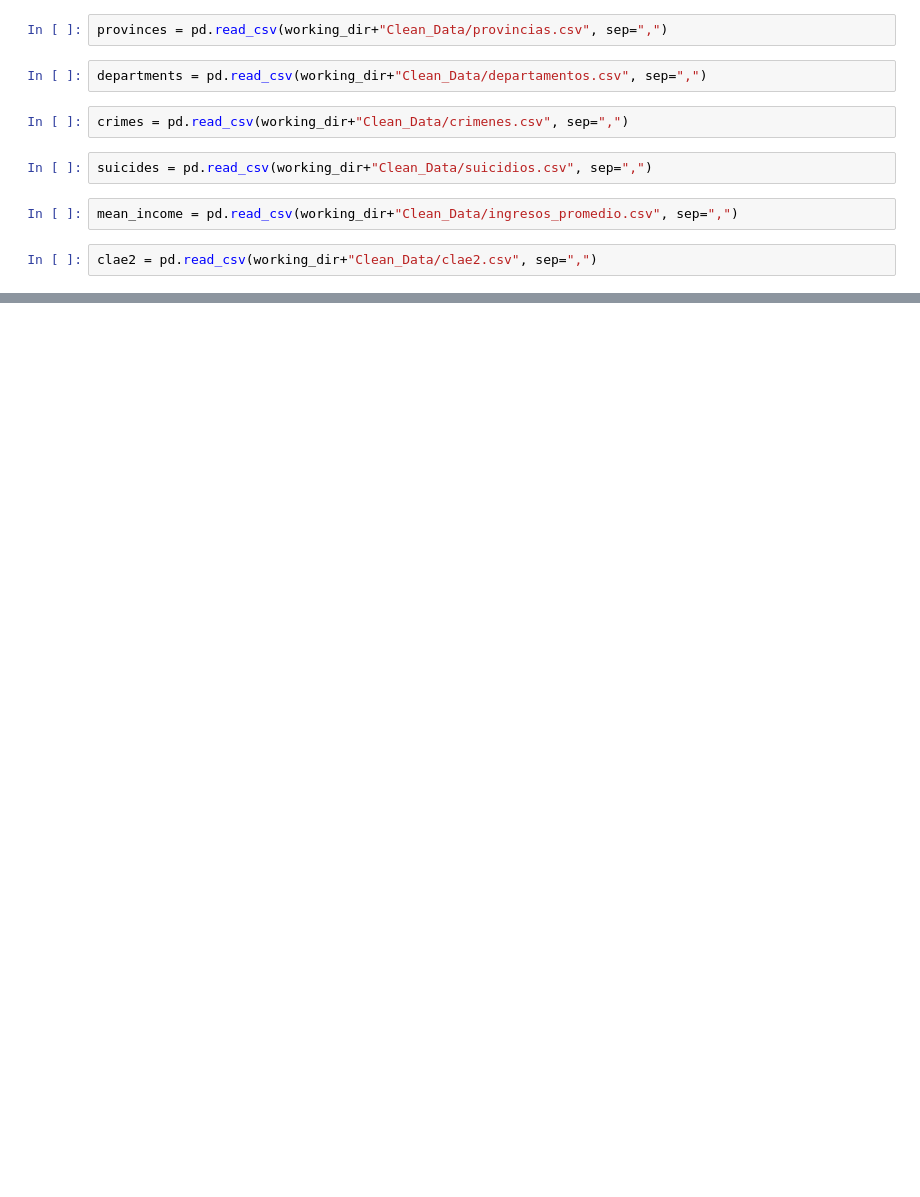
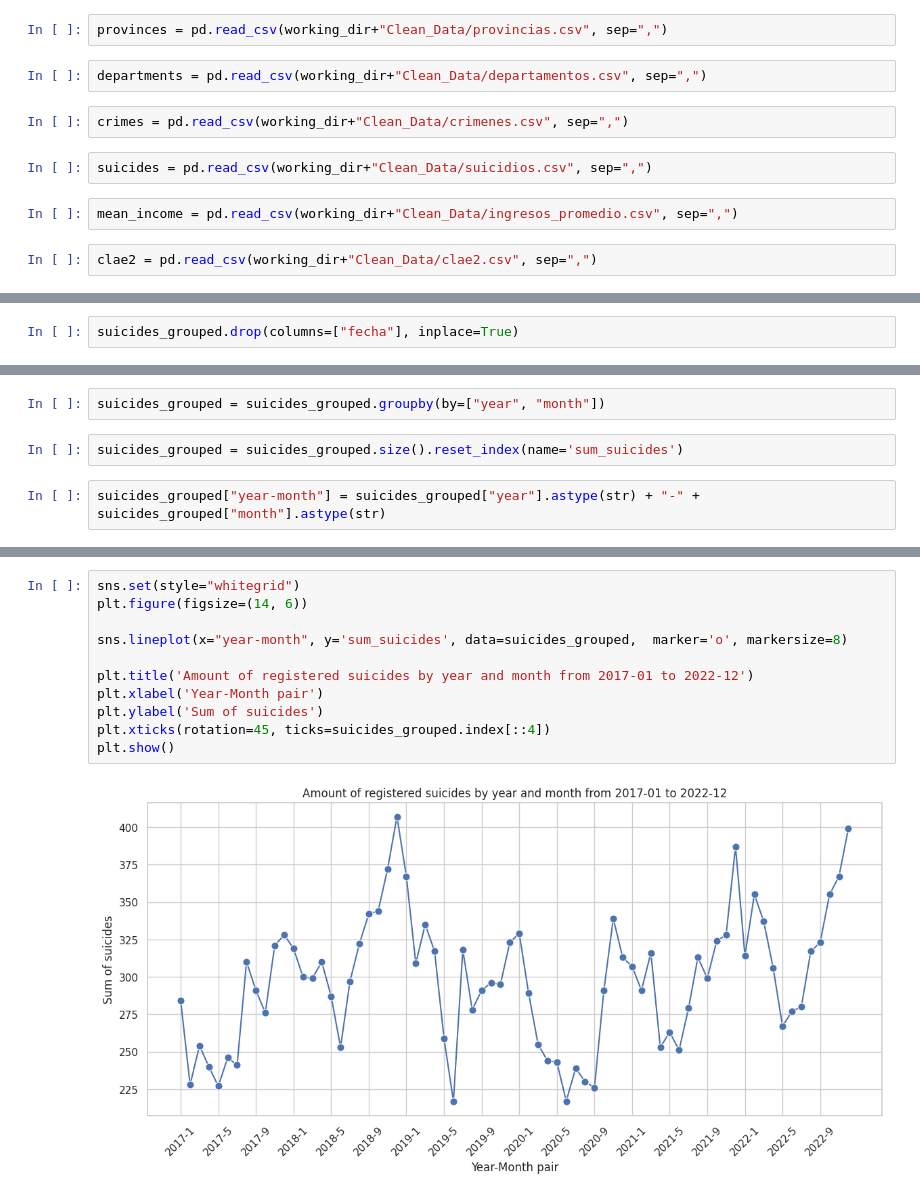
Before and after one commit to martincalsina/Suicide-Analysis, a Jupyter notebook: suicide_analysis.ipynb, the cells around one changed output, grey strips where cells are left out. Drawn from its saved outputs; the diff is of its cells as text; blank space fills up the shorter version.

```diff
--- a/suicide_analysis.ipynb
+++ b/suicide_analysis.ipynb
@@ -98,0 +161,2 @@ suicides
+# %%
+suicides_grouped.drop(columns=["fecha"], inplace=True)
@@ -98,0 +179,6 @@ suicides
+# %%
+suicides_grouped = suicides_grouped.groupby(by=["year", "month"])
+# %%
+suicides_grouped = suicides_grouped.size().reset_index(name='sum_suicides')
+# %%
+suicides_grouped["year-month"] = suicides_grouped["year"].astype(str) + "-" + suicides_grouped["month"].astype(str)
@@ -98,0 +201,13 @@ suicides
+# %%
+sns.set(style="whitegrid")
+plt.figure(figsize=(14, 6))
+
+sns.lineplot(x="year-month", y='sum_suicides', data=suicides_grouped,  marker='o', markersize=8)
+
+plt.title('Amount of registered suicides by year and month from 2017-01 to 2022-12')
+plt.xlabel('Year-Month pair')
+plt.ylabel('Sum of suicides')
+plt.xticks(rotation=45, ticks=suicides_grouped.index[::4])
+plt.show()
+# %% [output]
+[figure, added]
```
Also changed, not shown: parts of 123 cells of this notebook.
